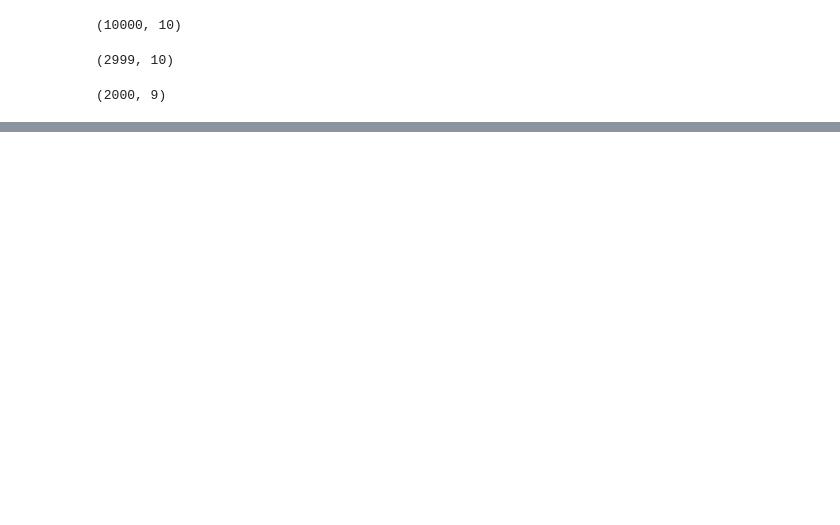
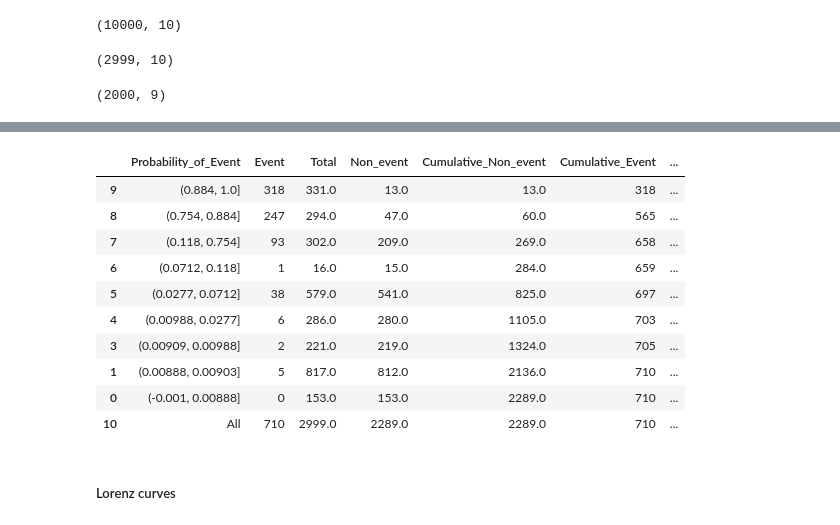
Before and after one commit to kanishkd4/Utilities, a Jupyter notebook: Applying_model_selection.ipynb, the cells around one changed output, grey strips where cells are left out. Drawn from its saved outputs; the diff is of its cells as text; code cells hidden in the pictures; blank space fills up the shorter version.

```diff
--- a/Applying_model_selection.ipynb
+++ b/Applying_model_selection.ipynb
@@ -125,0 +159,16 @@ array([[  9.92061644e-01,   7.93835561e-03],
+# %%
+ms.Gini_table["random_forest_test1"] # the first holdout test base
+# %% [output]
+|  | Probability_of_Event | Event | Total | Non_event | Cumulative_Non_event | Cumulative_Event | ... |
+| 9 | (0.884, 1.0] | 318 | 331.0 | 13.0 | 13.0 | 318 | ... |
+| 8 | (0.754, 0.884] | 247 | 294.0 | 47.0 | 60.0 | 565 | ... |
+| 7 | (0.118, 0.754] | 93 | 302.0 | 209.0 | 269.0 | 658 | ... |
+| 6 | (0.0712, 0.118] | 1 | 16.0 | 15.0 | 284.0 | 659 | ... |
+| 5 | (0.0277, 0.0712] | 38 | 579.0 | 541.0 | 825.0 | 697 | ... |
+| 4 | (0.00988, 0.0277] | 6 | 286.0 | 280.0 | 1105.0 | 703 | ... |
+| 3 | (0.00909, 0.00988] | 2 | 221.0 | 219.0 | 1324.0 | 705 | ... |
+| 1 | (0.00888, 0.00903] | 5 | 817.0 | 812.0 | 2136.0 | 710 | ... |
+| 0 | (-0.001, 0.00888] | 0 | 153.0 | 153.0 | 2289.0 | 710 | ... |
+| 10 | All | 710 | 2999.0 | 2289.0 | 2289.0 | 710 | ... |
+# %% [markdown]
+##### Lorenz curves
```
Also changed, not shown: parts of 22 cells of this notebook.
